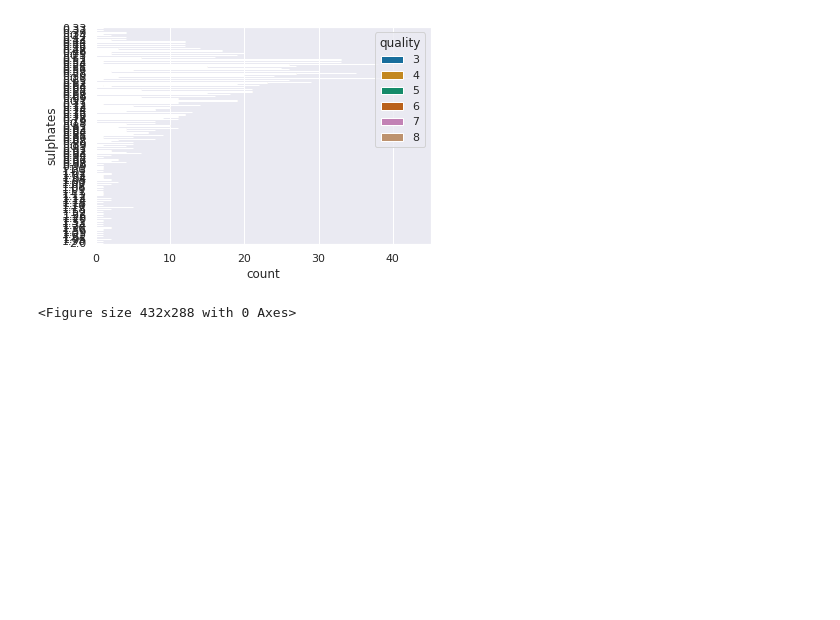
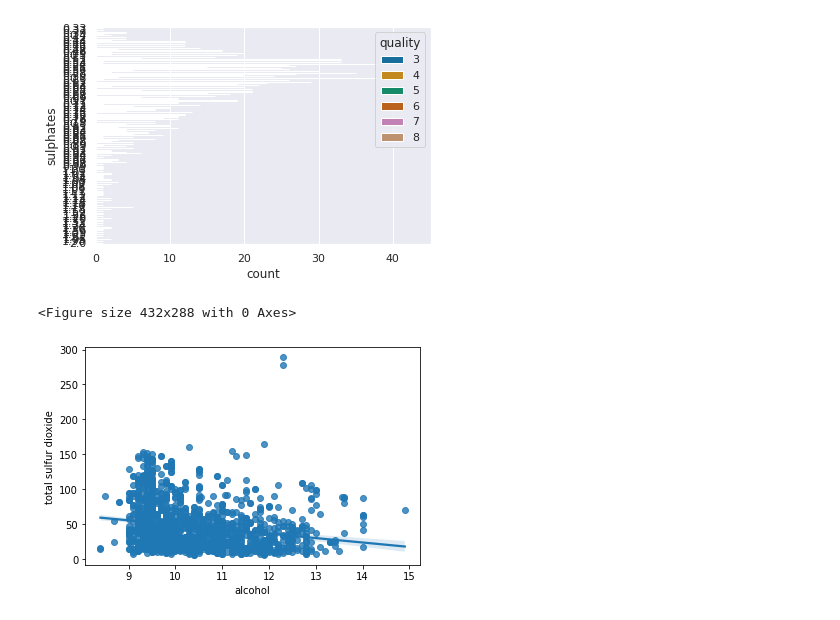
Before and after one commit to DJMFH/Project-1, a Jupyter notebook: RedwineprojectDHogan.ipynb, the cells around one changed output. Drawn from its saved outputs; the diff is of its cells as text; code cells hidden in the pictures; blank space fills up the shorter version.

```diff
--- a/RedwineprojectDHogan.ipynb
+++ b/RedwineprojectDHogan.ipynb
@@ -674,3 +656,13 @@ plt.clf()
 # %% [output]
 [figure]
 <Figure size 432x288 with 0 Axes>
+# %%
+# Here I create a regression plot of alcohol vs. sulfur dioxide level
+sns.regplot(data=df,
+            x="alcohol",
+            y="total sulfur dioxide")
+
+# Display the plot
+plt.show()
+# %% [output]
+[figure, added]
```
Also changed, not shown: parts of 8 cells of this notebook.
